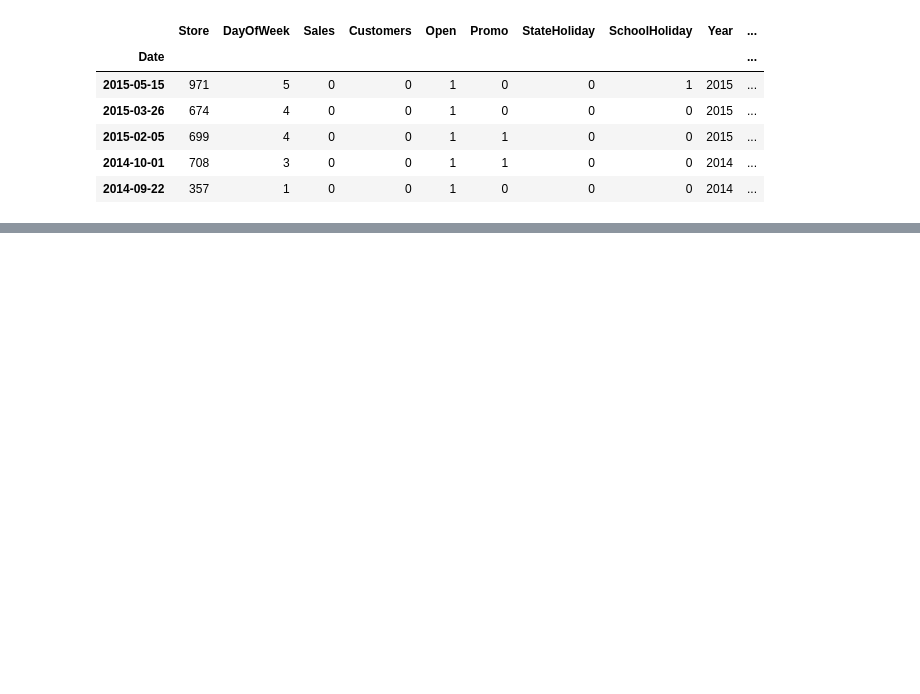
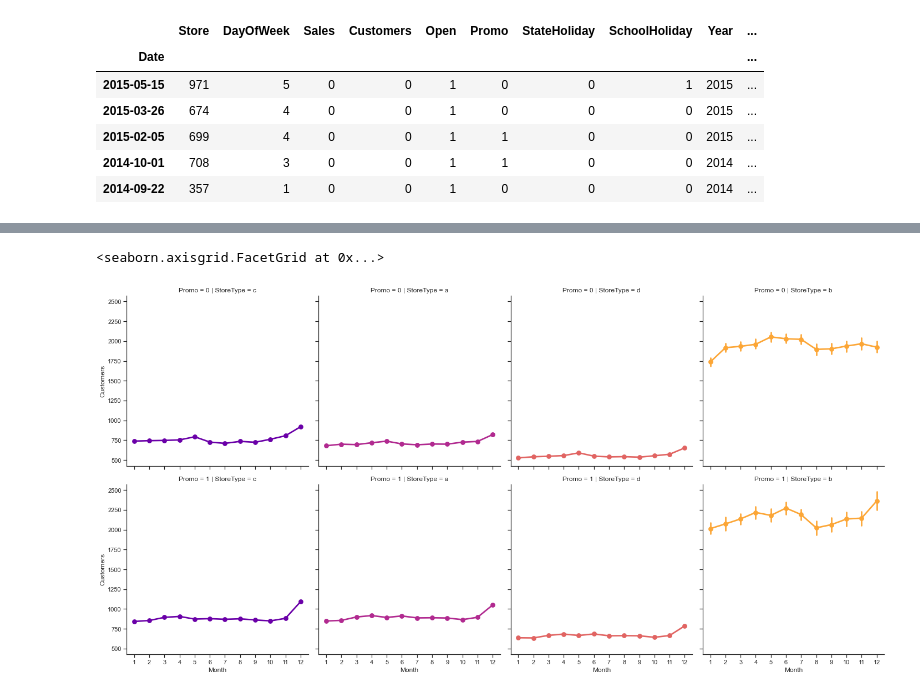
Before and after one commit to Andy666Fox/TINY_DS_PROJECTS, a Jupyter notebook: Rossman_Store_Sales/research.ipynb, the cells around one changed output, grey strips where cells are left out. Cells and saved outputs as stored; diff of their text form; code cells hidden in the pictures; blank space fills up the shorter version.

```diff
--- a/Rossman_Store_Sales/research.ipynb
+++ b/Rossman_Store_Sales/research.ipynb
@@ -107,0 +192,7 @@ In Total:  (54, 13)
+# %%
+sns.factorplot(data=train_store, x='Month', y='Customers',
+               col = 'StoreType', palette='plasma', hue='StoreType',
+               row='Promo', color=c)
+# %% [output]
+<seaborn.axisgrid.FacetGrid at 0x...>
+[figure, added]
```
Also changed, not shown: parts of 19 cells of this notebook.
